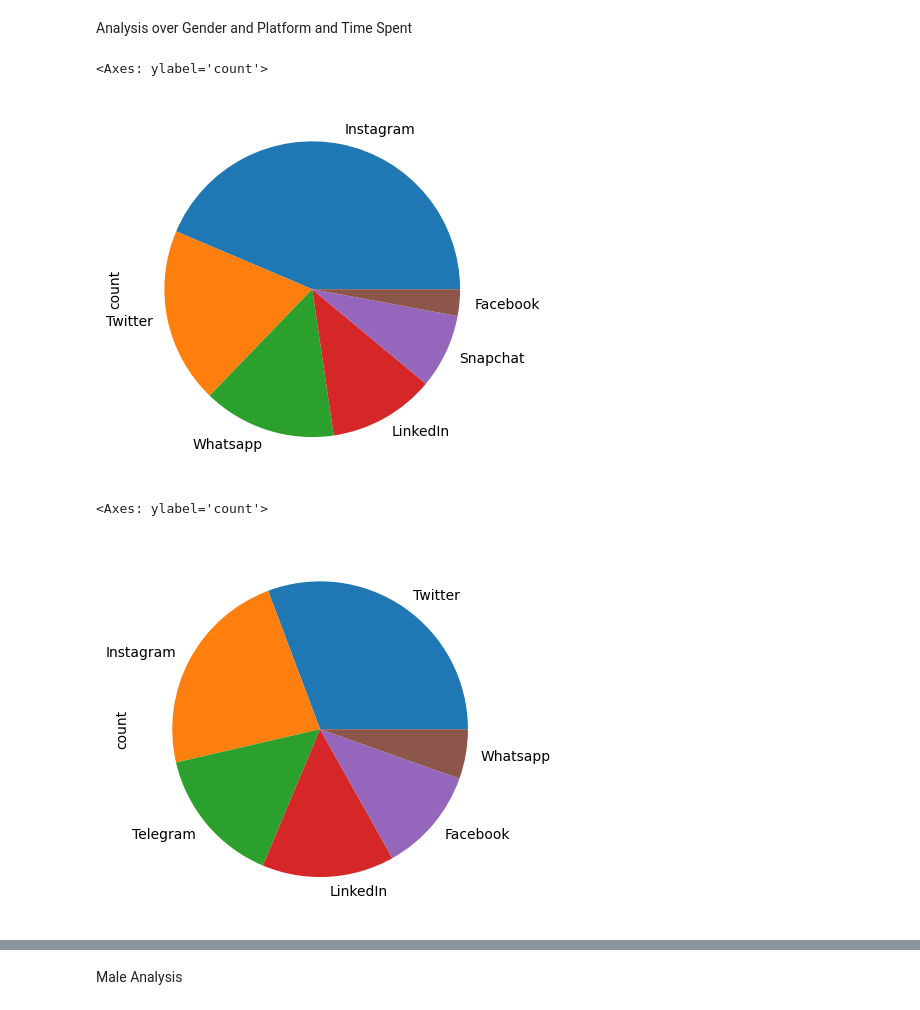
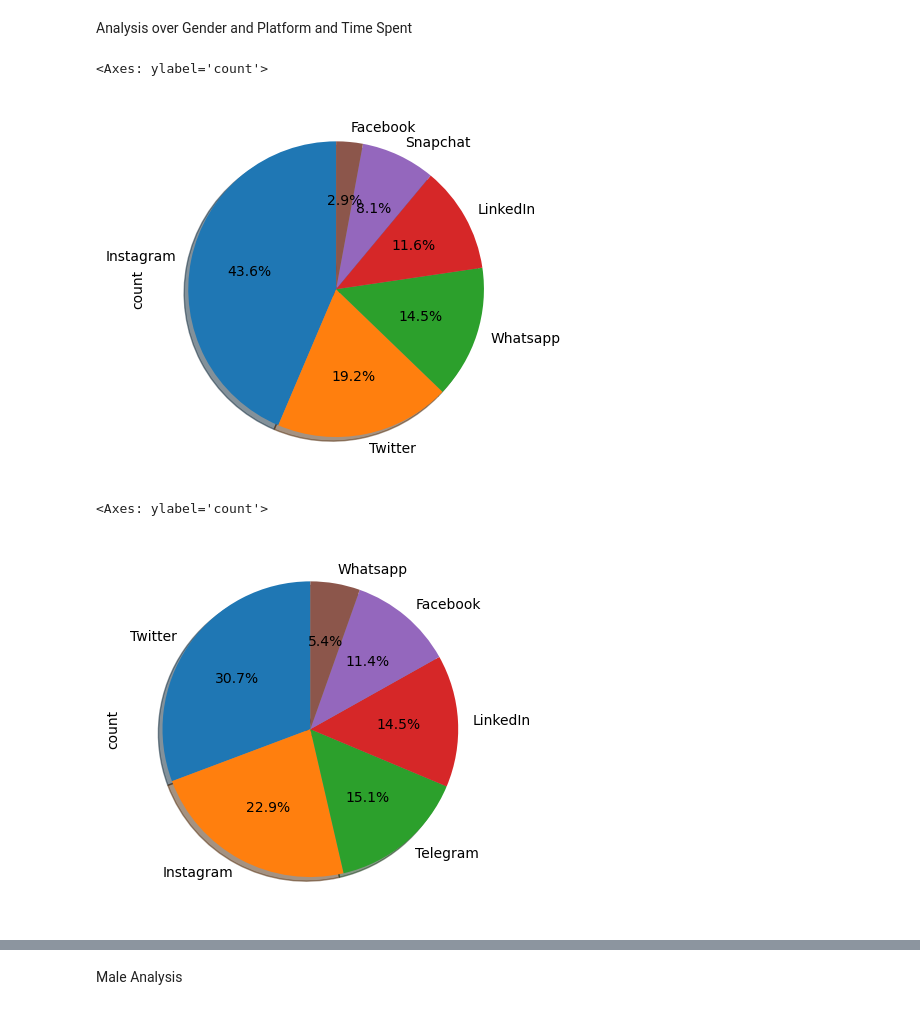
Before and after one commit to cindyd97/Analyzing-Social-Media-And-Emotions, a Jupyter notebook: Cindy's_work/Analysis.ipynb, the cells around one changed output, grey strips where cells are left out. Drawn from its saved outputs; the diff is of its cells as text; code cells hidden in the pictures.

```diff
--- a/Cindy's_work/Analysis.ipynb
+++ b/Cindy's_work/Analysis.ipynb
@@ -99,16 +209,16 @@ Analysis over Gender and Platform and Time Spent
 # %%
 #Group the data by gender and calculate the usage of each platform
 gender_platform = data.groupby('Gender')['Platform'].value_counts()
 #Create a pie chart showing usage of each platform by gender for female population
-gender_platform['Female'].plot.pie()
+gender_platform['Female'].plot.pie(autopct='%1.1f%%', startangle=90, shadow=True)
 # %% [output]
 <Axes: ylabel='count'>
-[figure, old version]
+[figure, new version]
 # %%
 #Create a pie chart showing usage of each platform by gender for male population
-gender_platform['Male'].plot.pie()
+gender_platform['Male'].plot.pie(autopct='%1.1f%%', startangle=90, shadow=True)
 # %% [output]
 <Axes: ylabel='count'>
-[figure, old version]
+[figure, new version]
 # %%
 #Create a pie chart showing usage of each platform by gender for non-binary population
```
Also changed, not shown: parts of 33 cells of this notebook, 2 other files.
